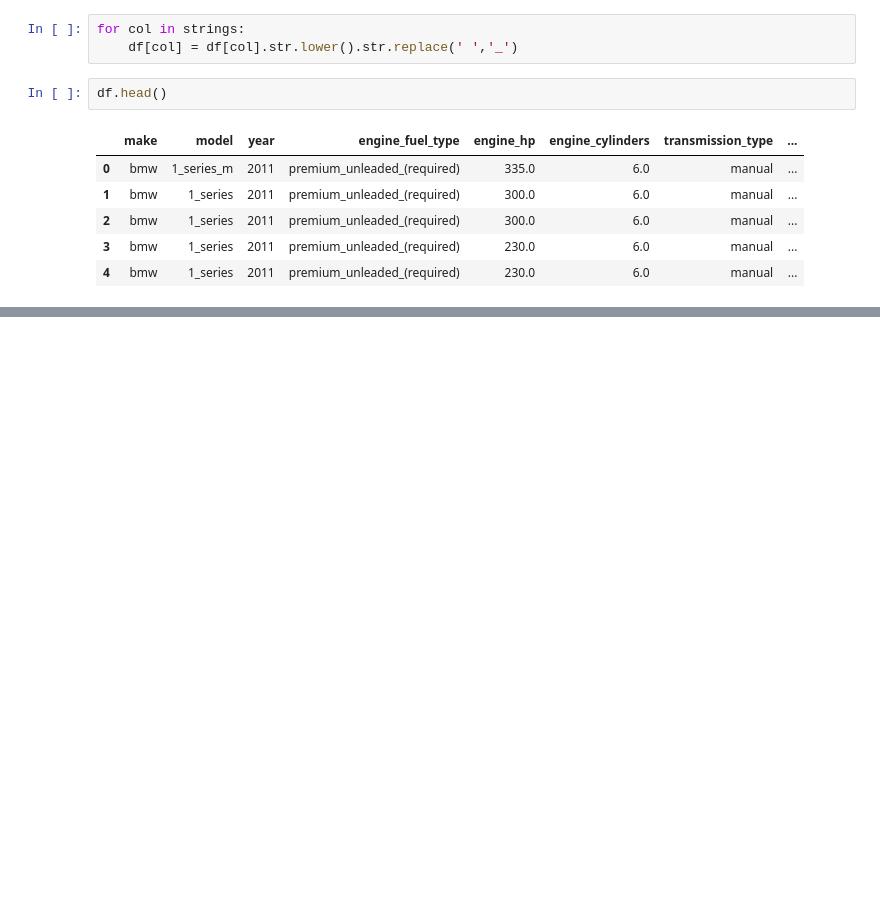
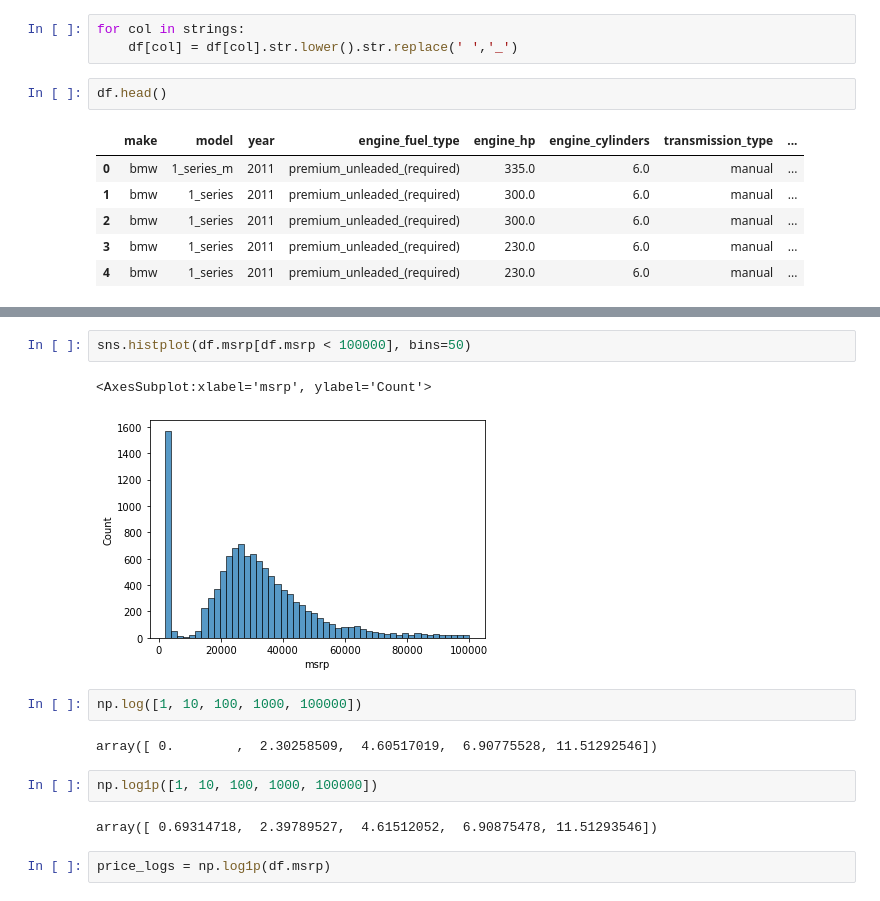
Before and after one commit to ashwin3005/ML-ZoomCamp, a Jupyter notebook: 02-Regression (week-02)/CarPrice.ipynb, the cells around one changed output, grey strips where cells are left out. Cells and saved outputs as stored; diff of their text form; blank space fills up the shorter version.

```diff
--- a/02-Regression (week-02)/CarPrice.ipynb
+++ b/02-Regression (week-02)/CarPrice.ipynb
@@ -93,0 +107,15 @@ df.head()
+# %%
+sns.histplot(df.msrp[df.msrp < 100000], bins=50)
+# %% [output]
+<AxesSubplot:xlabel='msrp', ylabel='Count'>
+[figure, added]
+# %%
+np.log([1, 10, 100, 1000, 100000])
+# %% [output]
+array([ 0.        ,  2.30258509,  4.60517019,  6.90775528, 11.51292546])
+# %%
+np.log1p([1, 10, 100, 1000, 100000])
+# %% [output]
+array([ 0.69314718,  2.39789527,  4.61512052,  6.90875478, 11.51293546])
+# %%
+price_logs = np.log1p(df.msrp)
```
Also changed, not shown: parts of 26 cells of this notebook.
